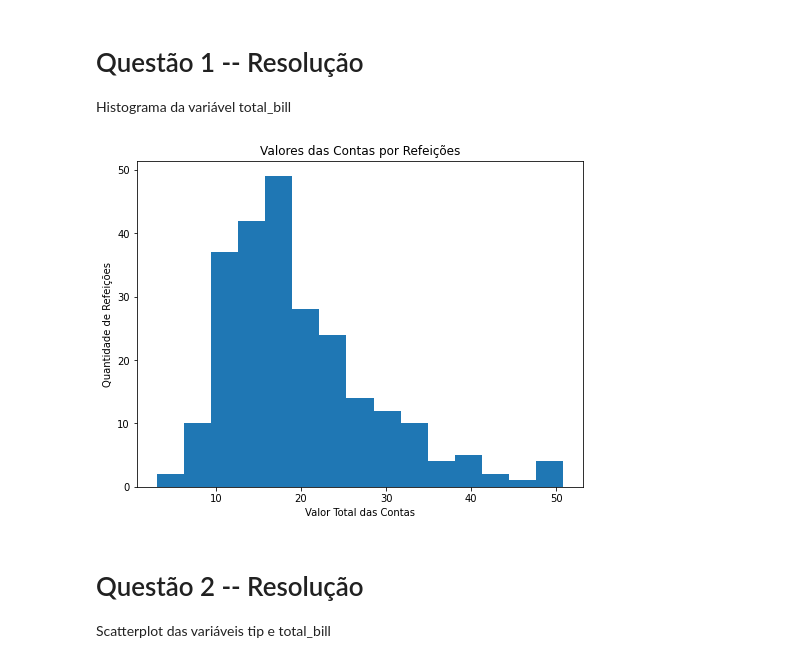
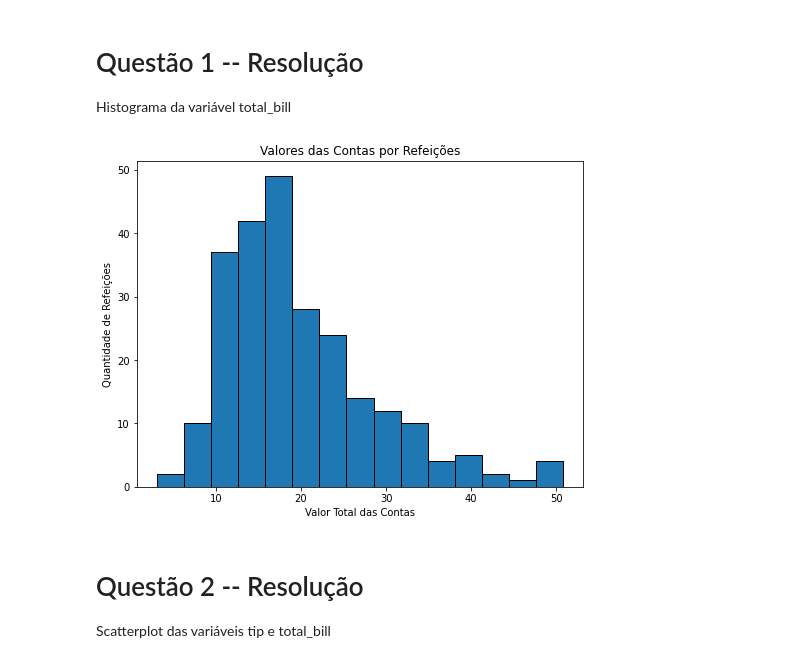
Before and after one commit to Ruann-01/Python_IA, a Jupyter notebook: Atividade 2/Atividade 2 - Exercícios.ipynb, the cells around one changed output. Drawn from its saved outputs; the diff is of its cells as text; code cells hidden in the pictures.

```diff
--- a/Atividade 2/Atividade 2 - Exercícios.ipynb
+++ b/Atividade 2/Atividade 2 - Exercícios.ipynb
@@ -415,14 +425,14 @@ Histograma da variável total_bill
 # %%
 #Utilizando Matplotlib
 plt.figure(figsize=(8, 6))
 #Bins é para definir a quantidade de colunas
-plt.hist(df['total_bill'],bins=15)
+plt.hist(df['total_bill'],bins=15,edgecolor='black')
 plt.title('Valores das Contas por Refeições')
 plt.xlabel('Valor Total das Contas')
 plt.ylabel('Quantidade de Refeições')
 plt.show()
 # %% [output]
-[figure, old version]
+[figure, new version]
 # %% [markdown]
 # Questão 2 -- Resolução
 Scatterplot das variáveis tip e total_bill
```
Also changed, not shown: parts of 8 cells of this notebook.
